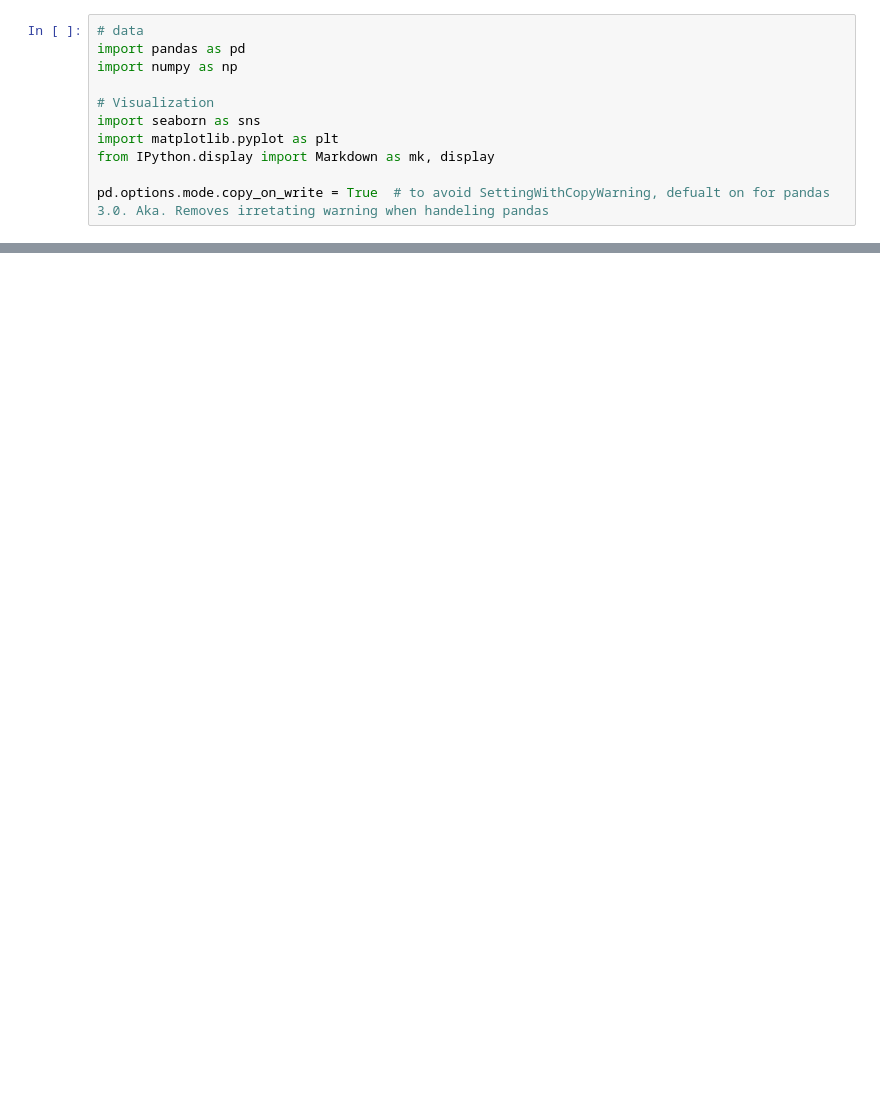
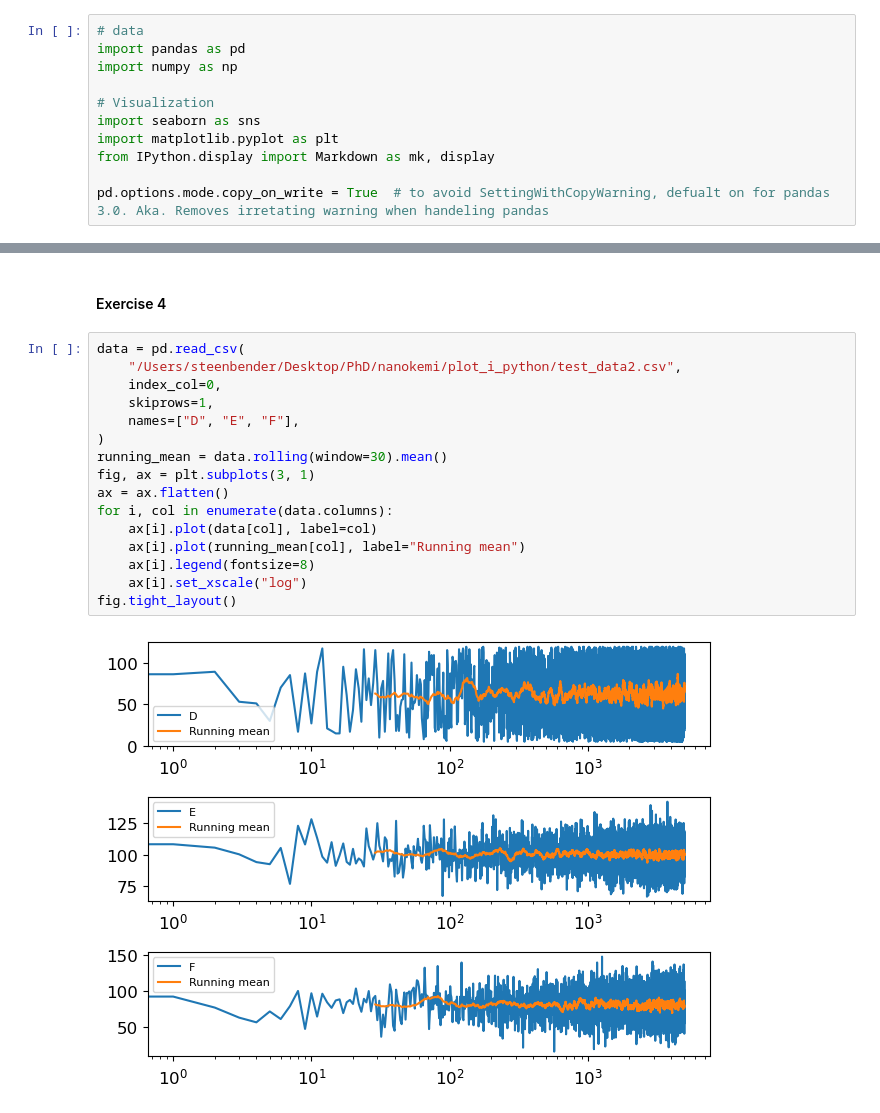
Before and after one commit to SteenBender/nanokemi, a Jupyter notebook: plot_i_python/python_plotting.ipynb, the cells around one changed output, grey strips where cells are left out. Saved outputs shown, nothing was run; the diff lists cells and outputs as text; blank space fills up the shorter version.

```diff
--- a/plot_i_python/python_plotting.ipynb
+++ b/plot_i_python/python_plotting.ipynb
@@ -11,0 +67,20 @@ pd.options.mode.copy_on_write = True  # to avoid SettingWithCopyWarning, defualt
+# %% [markdown]
+#### Exercise 4
+# %%
+data = pd.read_csv(
+    "/Users/steenbender/Desktop/PhD/nanokemi/plot_i_python/test_data2.csv",
+    index_col=0,
+    skiprows=1,
+    names=["D", "E", "F"],
+)
+running_mean = data.rolling(window=30).mean()
+fig, ax = plt.subplots(3, 1)
+ax = ax.flatten()
+for i, col in enumerate(data.columns):
+    ax[i].plot(data[col], label=col)
+    ax[i].plot(running_mean[col], label="Running mean")
+    ax[i].legend(fontsize=8)
+    ax[i].set_xscale("log")
+fig.tight_layout()
+# %% [output]
+[figure, added]
```
Also changed, not shown: parts of 14 cells of this notebook, 5 other files.
